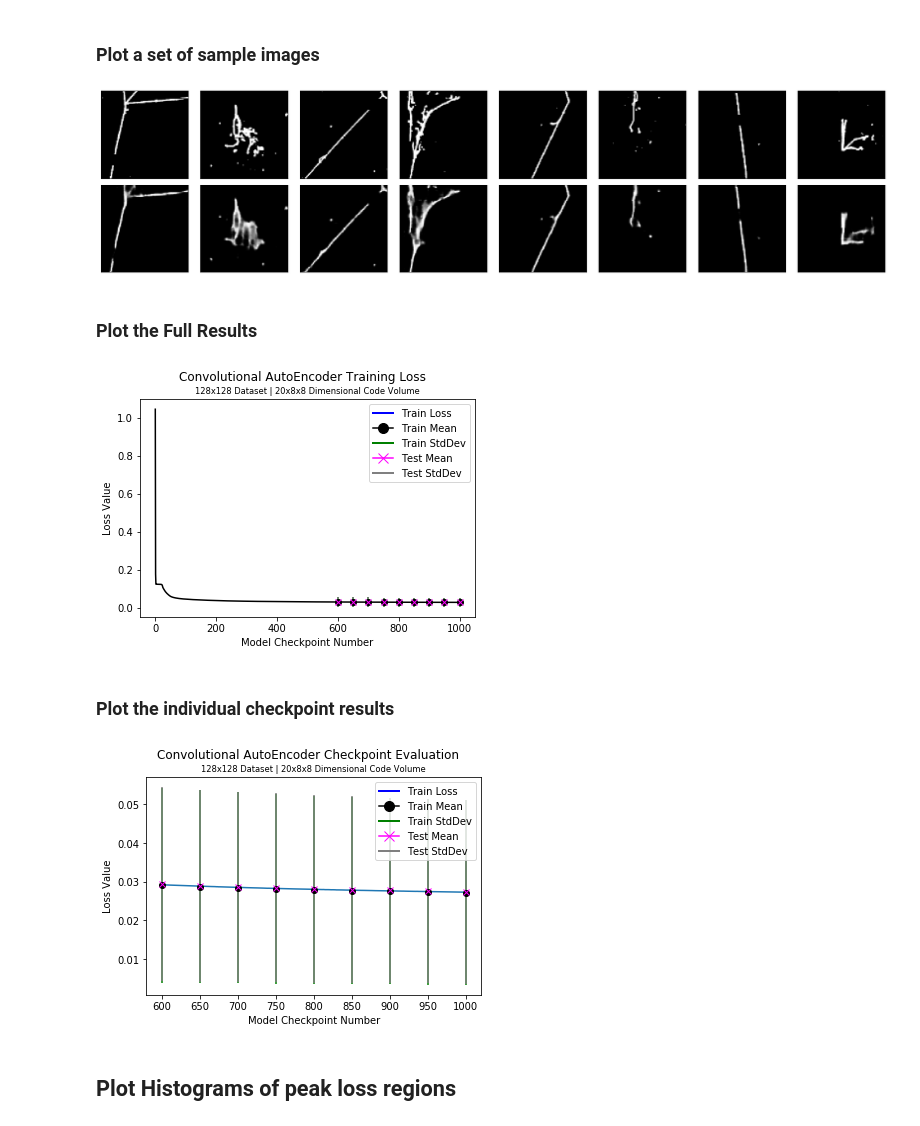
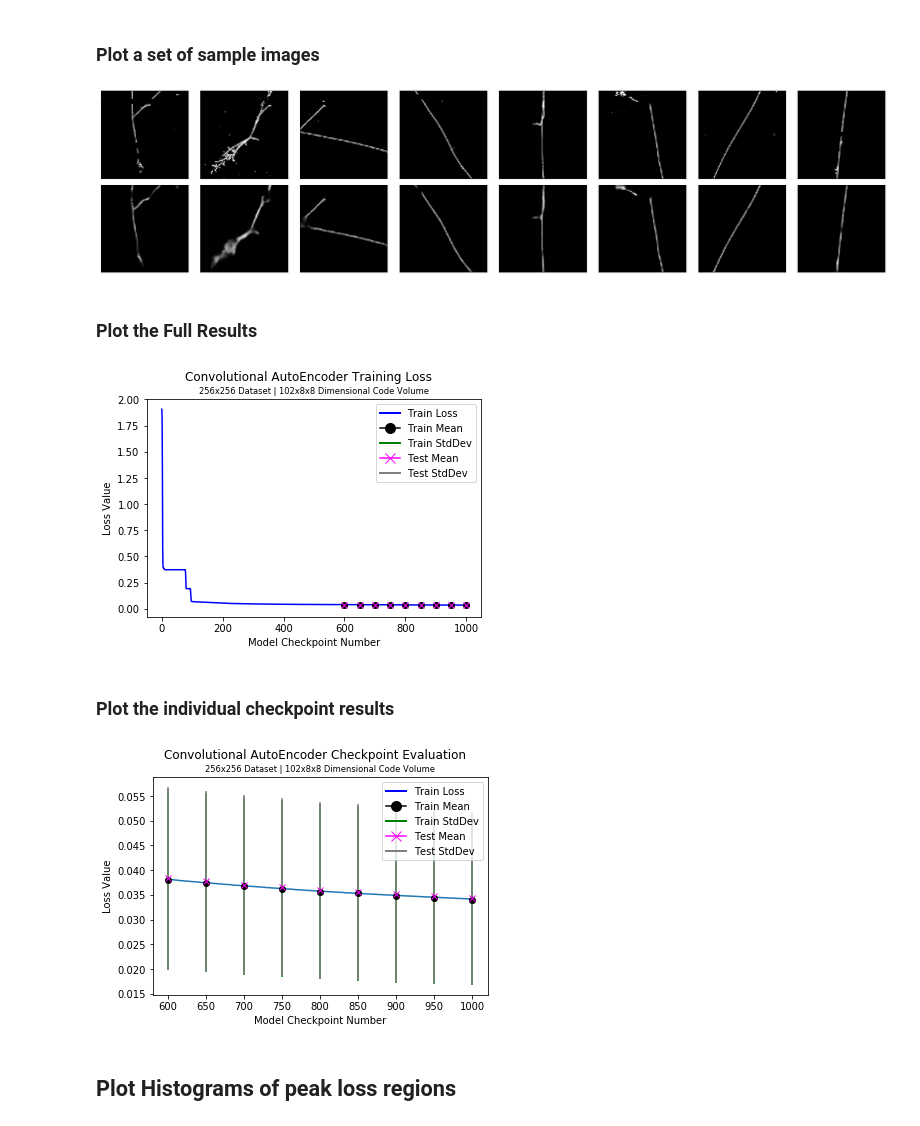
Before and after one commit to kseuro/particle_generator, a Jupyter notebook: deploy_analysis/AutoEncoder_Evaluation.ipynb, the cells around one changed output. Cells and saved outputs as stored; diff of their text form; code cells hidden in the pictures.

```diff
--- a/deploy_analysis/AutoEncoder_Evaluation.ipynb
+++ b/deploy_analysis/AutoEncoder_Evaluation.ipynb
@@ -84,7 +84,7 @@ for i in range(len(exp_paths)):
 # %% [markdown]
 ### Choose the experiment for evaluation
 # %%
-exp_dir = exp_paths[4]
+exp_dir = exp_paths[3]
 # %%
 # Create the full path to the experiment
 exp_path = os.path.join(exp_root, exp_dir) + "/"
@@ -409,7 +411,7 @@ fig.tight_layout()
 save_file = "{}_{}_{}.png".format(m_label, im_dim, code[0]*code[1]*code[2])
 plt.savefig(save_file, dpi=300)
 # %% [output]
-[figure, old version]
+[figure, new version]
 # %% [markdown]
 ### Plot the Full Results
 # %%
@@ -439,44 +441,44 @@ colors = ['black', 'green', 'magenta', 'gray']
 l0 = Line2D([0], [0], color='blue', lw=2, label='Train Loss')
 
 # Train Legend Labels
-l1 = Line2D([0], [0], marker='o', color=colors[0], label='Train Mean',   markerfacecolor= colors[0], markersize=10)
+l1 = Line2D([0], [0], marker='o', color=colors[0], label='Train Mean', markerfacecolor= colors[0], markersize=10)
 l2 = Line2D([0], [0], color=colors[1], lw=2, label='Train StdDev')
 
 # Test Legend Labels
-l3 = Line2D([0], [0], marker='x', color=colors[2], label='Test Mean',    markerfacecolor= colors[2], markersize=10)
+l3 = Line2D([0], [0], marker='x', color=colors[2], label='Test Mean', markerfacecolor= colors[2], markersize=10)
 l4 = Line2D([0], [0], color=colors[3], lw=2, label='Test StdDev')
 
 # Create custom legend list
 legend = [l0, l1, l2, l3, l4]
 
 # Plot the losses against the number of epochs
 fig, axes = plt.subplots(1,1)
 fig.suptitle(title)
 
 axes.set_title(label, fontsize="small")
 axes.set_xlabel("Model Checkpoint Number")
 axes.set_ylabel("Loss Value")
 
-axes.plot(np.arange(0, num_epochs), new_losses, color = 'k')
+axes.plot(np.arange(0, num_epochs), new_losses, color = 'b')
 
 # Plot data
 for i in range(len(train_means)):
     # Reference Training Set
     label = 'train_ep_{}'.format(checkpoints[i])
     axes.errorbar(checkpoints[i], train_means[i], yerr=train_stds[i], color=colors[0],
                   ecolor = colors[1], label=label, fmt='o')
 
     # Test Set
     label = 'test_ep_{}'.format(checkpoints[i])
     axes.errorbar(checkpoints[i], test_means[i],  yerr=test_stds[i], color=colors[2],
                   ecolor = colors[3], label=label, fmt='x')
 
 axes.legend(handles = legend)
 
 # Generate and save image
 plt.savefig(save_file, dpi=300)
 # %% [output]
-[figure, old version]
+[figure, new version]
 # %% [markdown]
 ### Plot the individual checkpoint results
 # %%
@@ -542,7 +544,7 @@ axes.legend(handles = legend)
 # Generate and save image
 plt.savefig(save_file, dpi=300)
 # %% [output]
-[figure, old version]
+[figure, new version]
 # %% [markdown]
 ## Plot Histograms of peak loss regions
 # %%
```
Also changed, not shown: parts of 17 cells of this notebook, 8 other files.
